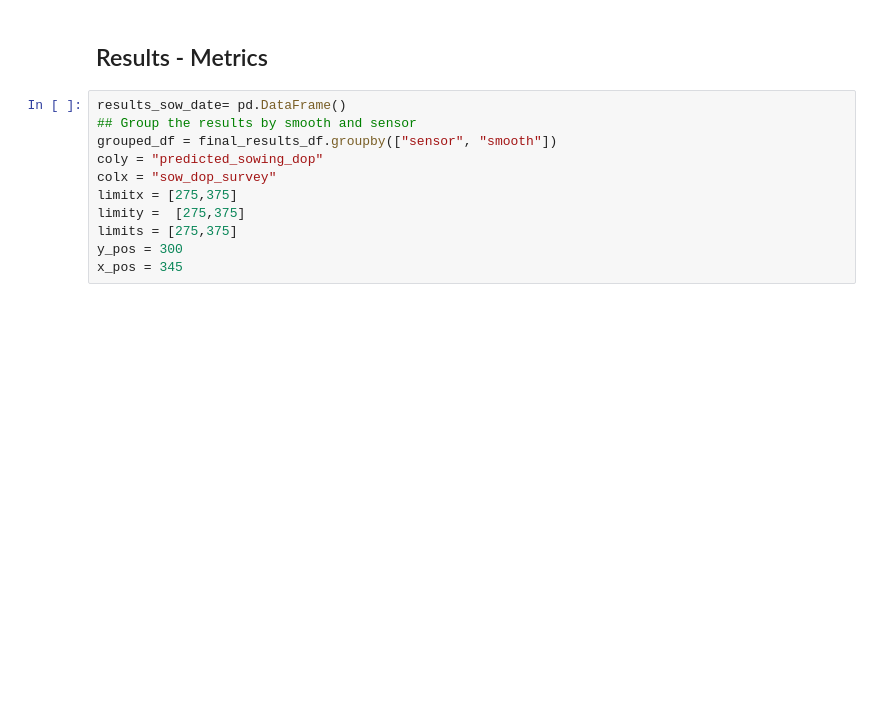
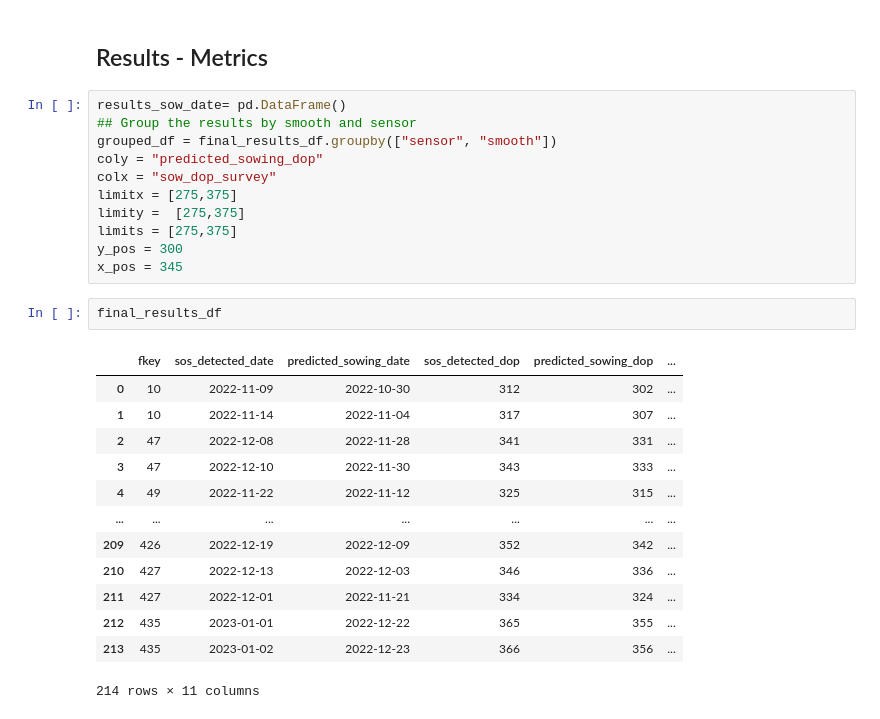
Before and after one commit to JainsLab/sowing-date-smallholders, a Jupyter notebook: notebooks/2_sowing_date_calculation.ipynb, the cells around one changed output. Saved outputs shown, nothing was run; the diff lists cells and outputs as text; blank space fills up the shorter version.

```diff
--- a/notebooks/2_sowing_date_calculation.ipynb
+++ b/notebooks/2_sowing_date_calculation.ipynb
@@ -394,6 +402,22 @@ limity =  [275,375]
 limits = [275,375]
 y_pos = 300
 x_pos = 345
+# %%
+final_results_df
+# %% [output]
+|  | fkey | sos_detected_date | predicted_sowing_date | sos_detected_dop | predicted_sowing_dop | ... |
+| 0 | 10 | 2022-11-09 | 2022-10-30 | 312 | 302 | ... |
+| 1 | 10 | 2022-11-14 | 2022-11-04 | 317 | 307 | ... |
+| 2 | 47 | 2022-12-08 | 2022-11-28 | 341 | 331 | ... |
+| 3 | 47 | 2022-12-10 | 2022-11-30 | 343 | 333 | ... |
+| 4 | 49 | 2022-11-22 | 2022-11-12 | 325 | 315 | ... |
+| ... | ... | ... | ... | ... | ... | ... |
+| 209 | 426 | 2022-12-19 | 2022-12-09 | 352 | 342 | ... |
+| 210 | 427 | 2022-12-13 | 2022-12-03 | 346 | 336 | ... |
+| 211 | 427 | 2022-12-01 | 2022-11-21 | 334 | 324 | ... |
+| 212 | 435 | 2023-01-01 | 2022-12-22 | 365 | 355 | ... |
+| 213 | 435 | 2023-01-02 | 2022-12-23 | 366 | 356 | ... |
+214 rows × 11 columns
 # %%
 # Iterate over each group
 for group_name, group_df in grouped_df:
```
Also changed, not shown: parts of 12 cells of this notebook, 12 other files.
